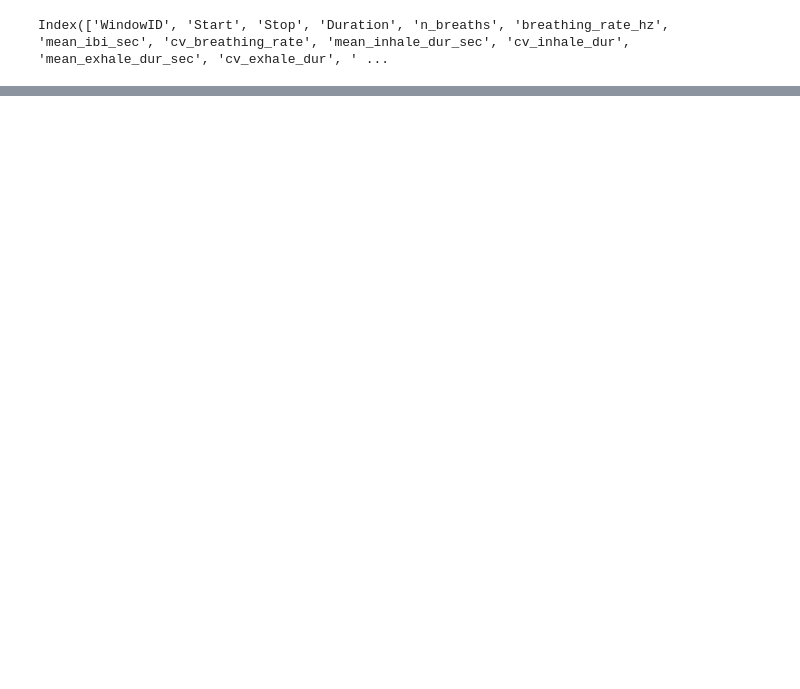
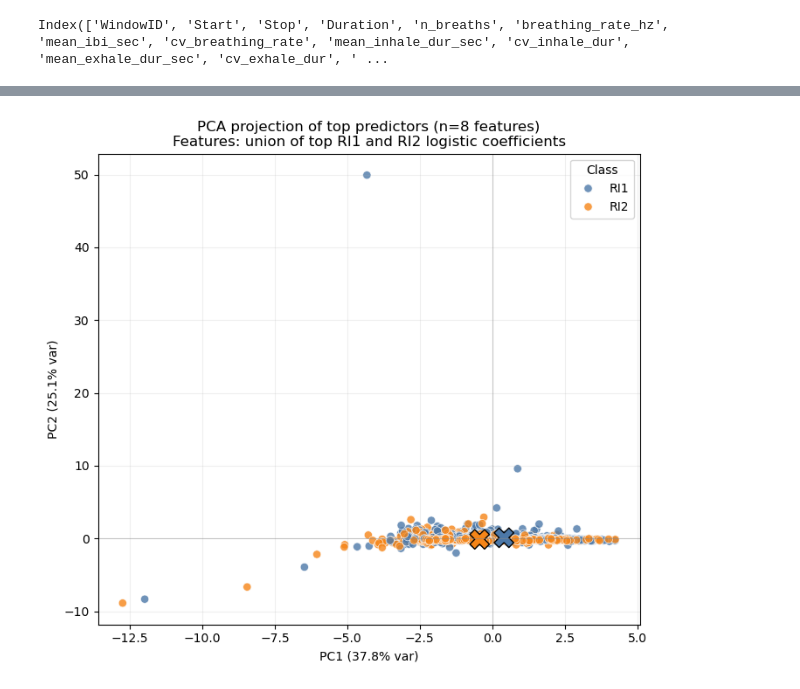
Before and after one commit to padillacoreanolab/respiratory_pilot, a Jupyter notebook: notebooks/thomas_notebooks/resp_classification/valence-classification-session-5sec.ipynb, the cells around one changed output, grey strips where cells are left out. Drawn from its saved outputs; the diff is of its cells as text; code cells hidden in the pictures; blank space fills up the shorter version.

```diff
--- a/notebooks/thomas_notebooks/resp_classification/valence-classification-session-5sec.ipynb
+++ b/notebooks/thomas_notebooks/resp_classification/valence-classification-session-5sec.ipynb
@@ -834,0 +1307,82 @@ for model_name, vals in grid_search_results.items():
+# %%
+# Geometric separation view of top RI1/RI2 predictors (PCA on top-weighted features)
+from sklearn.decomposition import PCA
+from sklearn.impute import SimpleImputer
+from sklearn.preprocessing import StandardScaler
+
+required = ["ri1_top", "ri2_top", "X", "y", "class0", "class1"]
+missing = [k for k in required if k not in globals()]
+if missing:
+    raise ValueError(f"Run the coefficient-importance cell first; missing: {missing}")
+
+# Use only the strongest predictors per class to reduce overlap.
+# Change to 3 if you want an even tighter view.
+top_per_class = 4
+ri1_top_small = coef.sort_values(ascending=True).head(top_per_class)
+ri2_top_small = coef.sort_values(ascending=False).head(top_per_class)
+top_feature_union = list(dict.fromkeys(list(ri1_top_small.index) + list(ri2_top_small.index)))
+X_top = X[top_feature_union].copy()
+
+# Match the model-prep idea: impute then z-score before PCA.
+X_top_imputed = SimpleImputer(strategy="median").fit_transform(X_top)
+X_top_scaled = StandardScaler().fit_transform(X_top_imputed)
+
+pca = PCA(n_components=2, random_state=42)
+X_pca = pca.fit_transform(X_top_scaled)
+
+pca_df = pd.DataFrame(
+    {
+        "PC1": X_pca[:, 0],
+        "PC2": X_pca[:, 1],
+        "label": y.astype(str).values,
+    }
+)
+
+fig, ax = plt.subplots(figsize=(8, 7))
+palette = {str(class0): "#4C78A8", str(class1): "#F58518"}
+
+sns.scatterplot(
+    data=pca_df,
+    x="PC1",
+    y="PC2",
+    hue="label",
+    hue_order=[str(class0), str(class1)],
+    palette=palette,
+    alpha=0.8,
+    s=45,
+    ax=ax,
+)
+
+# Add class centroids for a clearer separation cue.
+centroids = pca_df.groupby("label")[["PC1", "PC2"]].mean().reset_index()
+sns.scatterplot(
+    data=centroids,
+    x="PC1",
+    y="PC2",
+    hue="label",
+    hue_order=[str(class0), str(class1)],
+    palette=palette,
+    marker="X",
+    s=260,
+    edgecolor="black",
+    linewidth=1.0,
+    legend=False,
+    ax=ax,
+)
+
+ax.axhline(0, color="gray", lw=0.8, alpha=0.4)
+ax.axvline(0, color="gray", lw=0.8, alpha=0.4)
+ax.set_xlabel(f"PC1 ({pca.explained_variance_ratio_[0]*100:.1f}% var)")
+ax.set_ylabel(f"PC2 ({pca.explained_variance_ratio_[1]*100:.1f}% var)")
+ax.set_title(
+    f"PCA projection of top predictors (n={len(top_feature_union)} features)\n"
+    f"Features: union of top RI1 and RI2 logistic coefficients"
+)
+ax.legend(title="Class", loc="best")
+ax.grid(alpha=0.2)
+plt.show()
+
+print("Top-feature union used for PCA:")
+display(pd.Series(top_feature_union, name="feature"))
+# %% [output]
+[figure, added]
```
Also changed, not shown: parts of 20 cells of this notebook, 4 other files.
